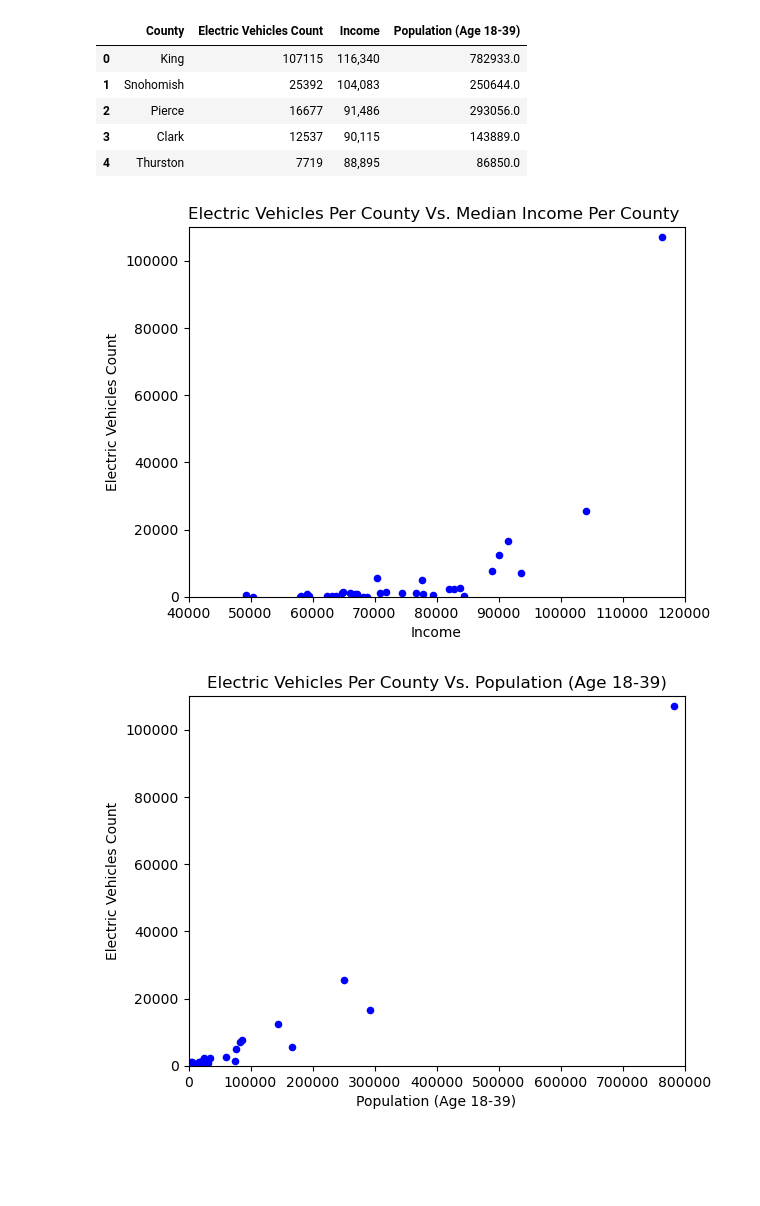
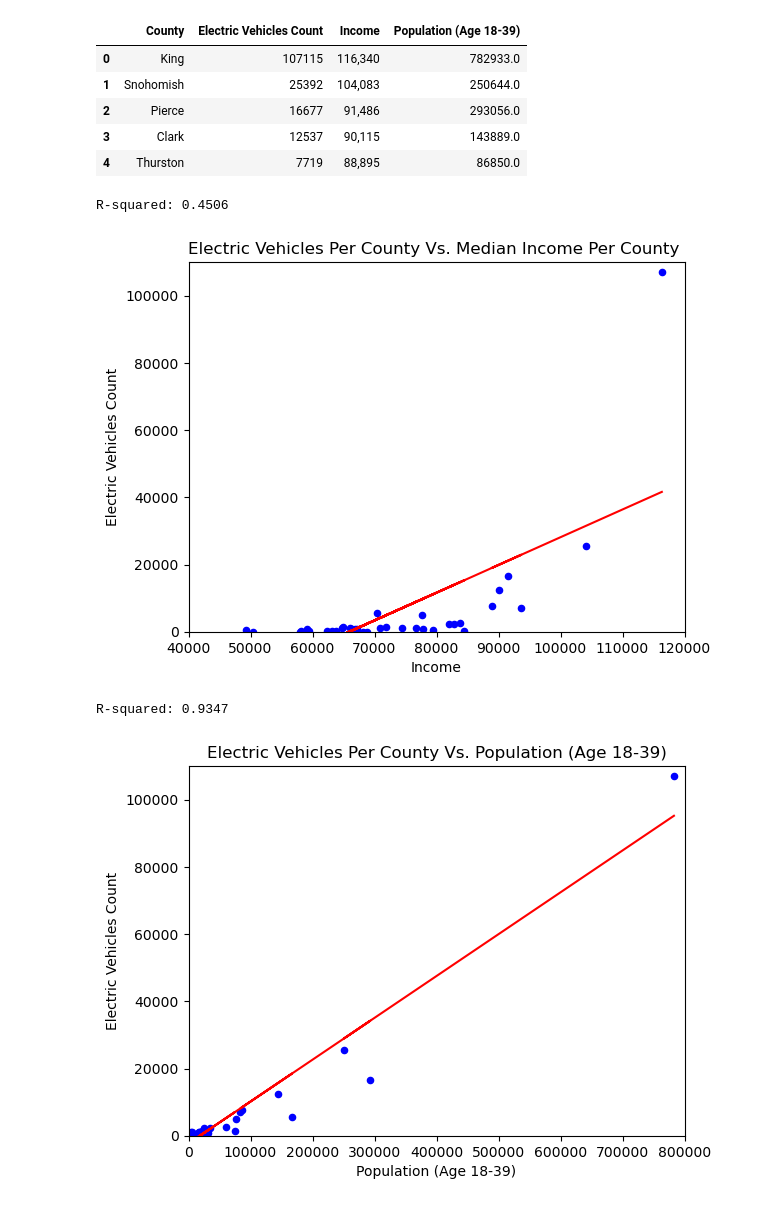
Before and after one commit to bhart4278/FINAL_Project_1_T3, a Jupyter notebook: EvProjectPy/Project_Code_Q2&3.ipynb, the cells around one changed output. Cells and saved outputs as stored; diff of their text form; code cells hidden in the pictures; blank space fills up the shorter version.

```diff
--- a/EvProjectPy/Project_Code_Q2&3.ipynb
+++ b/EvProjectPy/Project_Code_Q2&3.ipynb
@@ -30,7 +30,7 @@ Current Working Directory: C:\Users\aisev\Documents\Project_1
 # %%
-df1 = pd.read_csv("../P1_Repository/FINAL_Project_1_T3/EvProjectPy/Resources/washington_income.csv")
-df2 = pd.read_csv("../P1_Repository/FINAL_Project_1_T3/EvProjectPy/Resources/washington_population.csv")
-df3 = pd.read_csv("../P1_Repository/FINAL_Project_1_T3/EvProjectPy/Resources/Electric_Vehicle_Population_Data.csv")
+df1 = pd.read_csv("Resources/washington_income.csv")
+df2 = pd.read_csv("Resources/washington_population.csv")
+df3 = pd.read_csv("Resources/Electric_Vehicle_Population_Data.csv")
 # %%
 # Merge the first 2 dataframes
 merged_df = pd.merge(df1, df2, on='County')
@@ -120,9 +120,35 @@ display(ev_df_cleaned.head(5))
 ev_df_cleaned.loc[:, 'Income'] = pd.to_numeric(ev_df_cleaned.loc[:, 'Income'].str.replace(',', ''))
 # %%
 # Create a scatter plot showing Electric Vehicles vs. Income
+
+
 ev_df_cleaned.plot.scatter(x='Income', y='Electric Vehicles Count', color='blue')
 plt.xlim(40000, 120000) # income from 0-120,000
 plt.ylim(0, 110000) # EV count from 0 to 110,000
+
+x = pd.to_numeric(ev_df_cleaned['Income'], errors='coerce')
+y = pd.to_numeric(ev_df_cleaned['Electric Vehicles Count'], errors='coerce')
+
+slope, intercept = np.polyfit(x, y, 1)
+regression_line = slope * x + intercept
+
+plt.plot(x, regression_line, color='red', label='Regression Line')
+
+# Calculate R-squared value
+# Predicted values
+y_pred = slope * x + intercept
+
+# Total sum of squares (SST)
+sst = np.sum((y - np.mean(y))**2)
+
+# Residual sum of squares (SSR)
+ssr = np.sum((y - y_pred)**2)
+
+# R-squared
+r_squared = 1 - (ssr / sst)
+
+# Print R-squared value
+print(f'R-squared: {r_squared:.4f}')
 
 # Add title and labels
 plt.title('Electric Vehicles Per County Vs. Median Income Per County ')
@@ -132,19 +158,44 @@ plt.ylabel('Electric Vehicles Count')
 # Show the plot
 plt.show()
 # %% [output]
+R-squared: 0.4506
-[figure, old version]
+[figure, new version]
 # %%
 # Create a scatter plot showing Electric Vehicles vs. Population
 ev_df_cleaned.plot.scatter(x='Population (Age 18-39)', y='Electric Vehicles Count', color='blue')
 plt.xlim(0, 800000) # population 0 to 800,000
 plt.ylim(0, 110000) # EV count from 0 to 110,000
 
+x = pd.to_numeric(ev_df_cleaned['Population (Age 18-39)'], errors='coerce')
+y = pd.to_numeric(ev_df_cleaned['Electric Vehicles Count'], errors='coerce')
+
+slope, intercept = np.polyfit(x, y, 1)
+regression_line = slope * x + intercept
+
+plt.plot(x, regression_line, color='red', label='Regression Line')
+
+# Calculate R-squared value
+# Predicted values
+y_pred = slope * x + intercept
+
+# Total sum of squares (SST)
+sst = np.sum((y - np.mean(y))**2)
+
+# Residual sum of squares (SSR)
+ssr = np.sum((y - y_pred)**2)
+
+# R-squared
+r_squared = 1 - (ssr / sst)
+
+# Print R-squared value
+print(f'R-squared: {r_squared:.4f}')
 # Add title and labels
 plt.title('Electric Vehicles Per County Vs. Population (Age 18-39)')
 plt.xlabel('Population (Age 18-39)')
 plt.ylabel('Electric Vehicles Count')
 
 # Show the plot
 plt.show()
 # %% [output]
+R-squared: 0.9347
-[figure, old version]
+[figure, new version]
```
Also changed, not shown: parts of 1 cell of this notebook, 2 other files.
